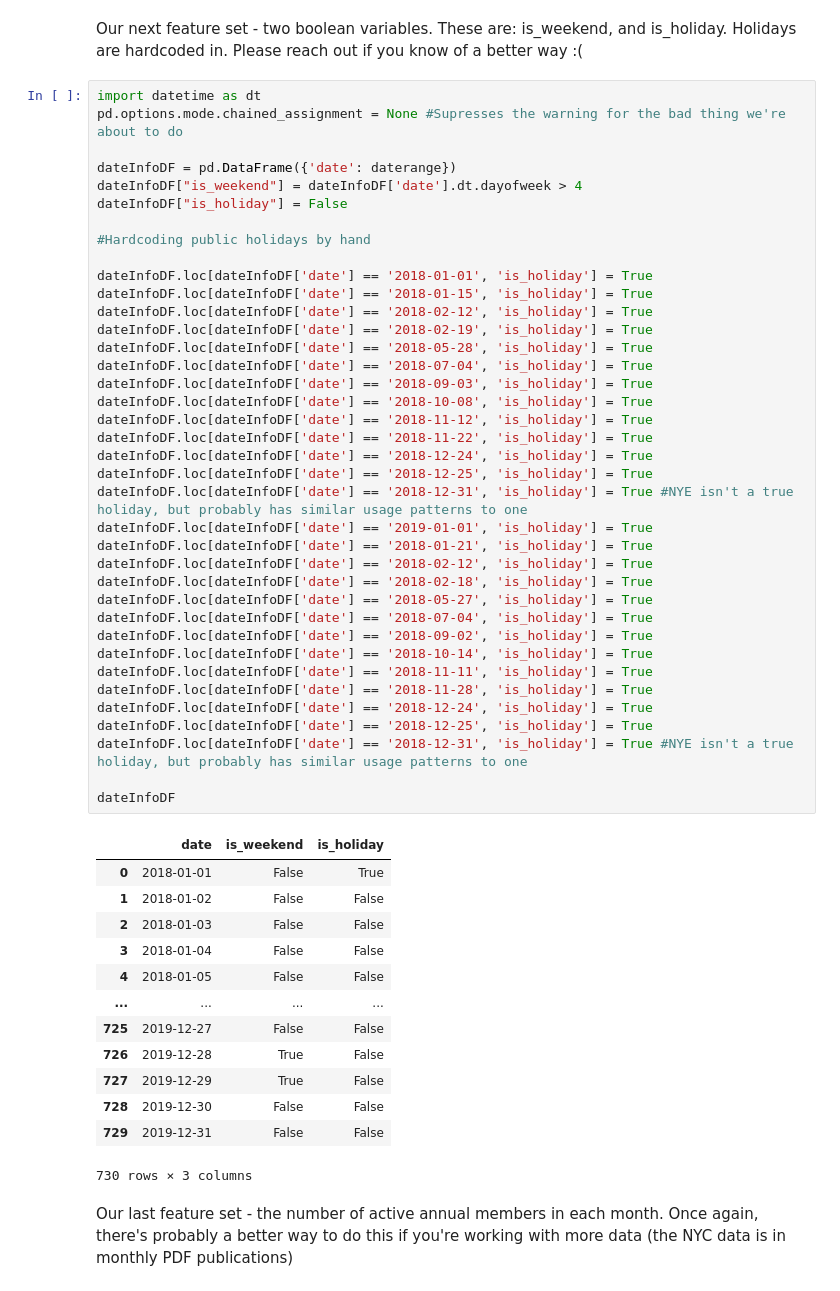
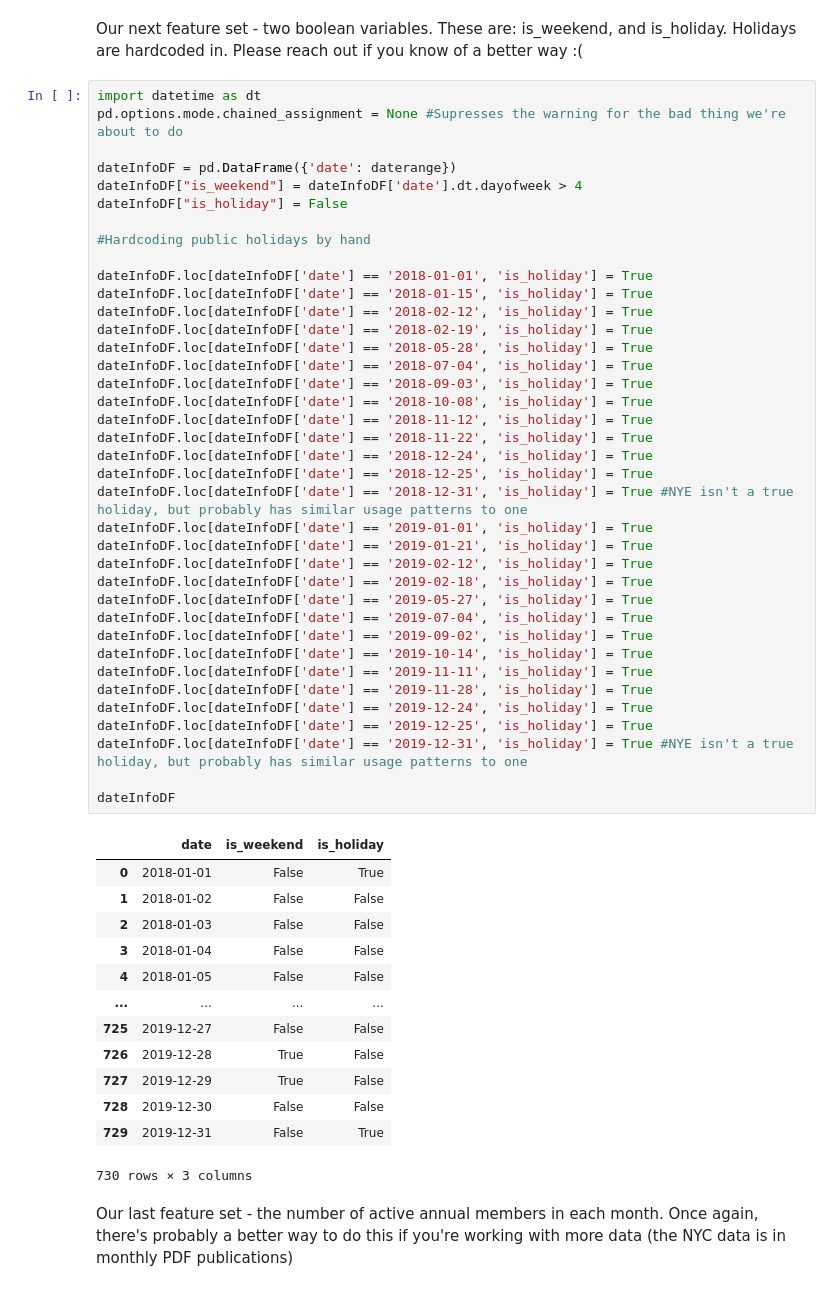
Before and after one commit to bnei/NYCBikes, a Jupyter notebook: citibike_final.ipynb, the cells around one changed output. Drawn from its saved outputs; the diff is of its cells as text.

```diff
--- a/citibike_final.ipynb
+++ b/citibike_final.ipynb
@@ -268,46 +268,46 @@ dateInfoDF["is_holiday"] = False
 #Hardcoding public holidays by hand
 
 dateInfoDF.loc[dateInfoDF['date'] == '2018-01-01', 'is_holiday'] = True
 dateInfoDF.loc[dateInfoDF['date'] == '2018-01-15', 'is_holiday'] = True
 dateInfoDF.loc[dateInfoDF['date'] == '2018-02-12', 'is_holiday'] = True
 dateInfoDF.loc[dateInfoDF['date'] == '2018-02-19', 'is_holiday'] = True
 dateInfoDF.loc[dateInfoDF['date'] == '2018-05-28', 'is_holiday'] = True
 dateInfoDF.loc[dateInfoDF['date'] == '2018-07-04', 'is_holiday'] = True
 dateInfoDF.loc[dateInfoDF['date'] == '2018-09-03', 'is_holiday'] = True
 dateInfoDF.loc[dateInfoDF['date'] == '2018-10-08', 'is_holiday'] = True
 dateInfoDF.loc[dateInfoDF['date'] == '2018-11-12', 'is_holiday'] = True
 dateInfoDF.loc[dateInfoDF['date'] == '2018-11-22', 'is_holiday'] = True
 dateInfoDF.loc[dateInfoDF['date'] == '2018-12-24', 'is_holiday'] = True
 dateInfoDF.loc[dateInfoDF['date'] == '2018-12-25', 'is_holiday'] = True
 dateInfoDF.loc[dateInfoDF['date'] == '2018-12-31', 'is_holiday'] = True #NYE isn't a true holiday, but probably has similar usage patterns to one
 dateInfoDF.loc[dateInfoDF['date'] == '2019-01-01', 'is_holiday'] = True
-dateInfoDF.loc[dateInfoDF['date'] == '2018-01-21', 'is_holiday'] = True
-dateInfoDF.loc[dateInfoDF['date'] == '2018-02-12', 'is_holiday'] = True
-dateInfoDF.loc[dateInfoDF['date'] == '2018-02-18', 'is_holiday'] = True
-dateInfoDF.loc[dateInfoDF['date'] == '2018-05-27', 'is_holiday'] = True
-dateInfoDF.loc[dateInfoDF['date'] == '2018-07-04', 'is_holiday'] = True
-dateInfoDF.loc[dateInfoDF['date'] == '2018-09-02', 'is_holiday'] = True
-dateInfoDF.loc[dateInfoDF['date'] == '2018-10-14', 'is_holiday'] = True
-dateInfoDF.loc[dateInfoDF['date'] == '2018-11-11', 'is_holiday'] = True
-dateInfoDF.loc[dateInfoDF['date'] == '2018-11-28', 'is_holiday'] = True
-dateInfoDF.loc[dateInfoDF['date'] == '2018-12-24', 'is_holiday'] = True
-dateInfoDF.loc[dateInfoDF['date'] == '2018-12-25', 'is_holiday'] = True
-dateInfoDF.loc[dateInfoDF['date'] == '2018-12-31', 'is_holiday'] = True #NYE isn't a true holiday, but probably has similar usage patterns to one
+dateInfoDF.loc[dateInfoDF['date'] == '2019-01-21', 'is_holiday'] = True
+dateInfoDF.loc[dateInfoDF['date'] == '2019-02-12', 'is_holiday'] = True
+dateInfoDF.loc[dateInfoDF['date'] == '2019-02-18', 'is_holiday'] = True
+dateInfoDF.loc[dateInfoDF['date'] == '2019-05-27', 'is_holiday'] = True
+dateInfoDF.loc[dateInfoDF['date'] == '2019-07-04', 'is_holiday'] = True
+dateInfoDF.loc[dateInfoDF['date'] == '2019-09-02', 'is_holiday'] = True
+dateInfoDF.loc[dateInfoDF['date'] == '2019-10-14', 'is_holiday'] = True
+dateInfoDF.loc[dateInfoDF['date'] == '2019-11-11', 'is_holiday'] = True
+dateInfoDF.loc[dateInfoDF['date'] == '2019-11-28', 'is_holiday'] = True
+dateInfoDF.loc[dateInfoDF['date'] == '2019-12-24', 'is_holiday'] = True
+dateInfoDF.loc[dateInfoDF['date'] == '2019-12-25', 'is_holiday'] = True
+dateInfoDF.loc[dateInfoDF['date'] == '2019-12-31', 'is_holiday'] = True #NYE isn't a true holiday, but probably has similar usage patterns to one
 
 dateInfoDF
 # %% [output]
 |  | date | is_weekend | is_holiday |
 | 0 | 2018-01-01 | False | True |
 | 1 | 2018-01-02 | False | False |
 | 2 | 2018-01-03 | False | False |
 | 3 | 2018-01-04 | False | False |
 | 4 | 2018-01-05 | False | False |
 | ... | ... | ... | ... |
 | 725 | 2019-12-27 | False | False |
 | 726 | 2019-12-28 | True | False |
 | 727 | 2019-12-29 | True | False |
 | 728 | 2019-12-30 | False | False |
-| 729 | 2019-12-31 | False | False |
+| 729 | 2019-12-31 | False | True |
 730 rows × 3 columns
 # %% [markdown]
 Our last feature set - the number of active annual members in each month. Once again, there's probably a better way to do this if you're working with more data (the NYC data is in monthly PDF publications)
```
Also changed, not shown: parts of 11 cells of this notebook.
